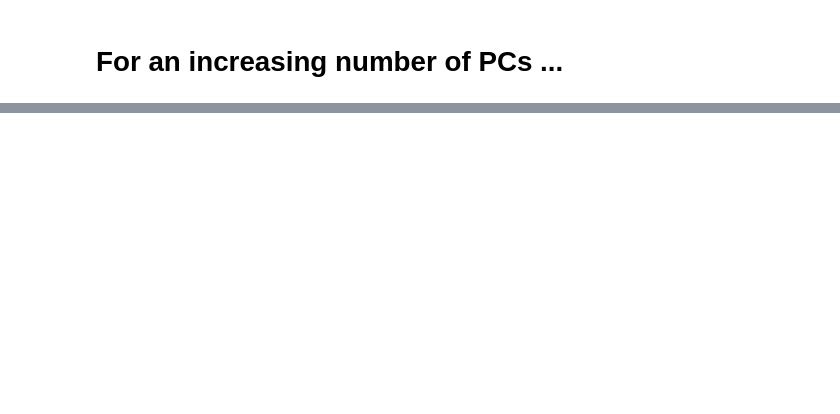
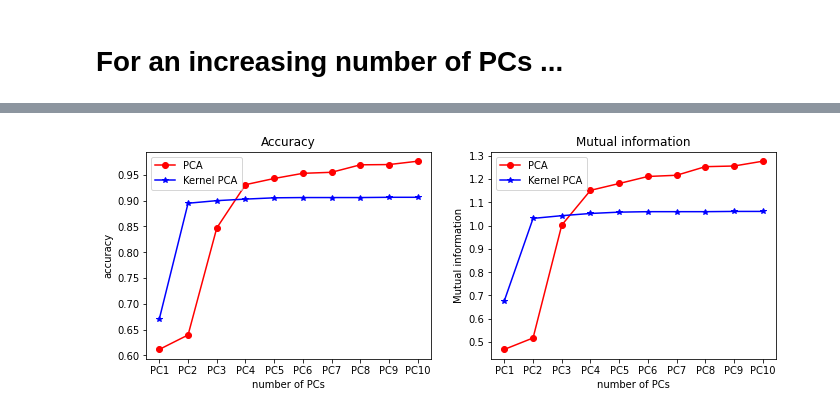
Before and after one commit to ansuini/dottorato_AI_area, a Jupyter notebook: Ex2/ex_2_KernelPCA_MLR.ipynb, the cells around one changed output, grey strips where cells are left out. Drawn from its saved outputs; the diff is of its cells as text; code cells hidden in the pictures; blank space fills up the shorter version.

```diff
--- a/Ex2/ex_2_KernelPCA_MLR.ipynb
+++ b/Ex2/ex_2_KernelPCA_MLR.ipynb
@@ -164,0 +189,5 @@ plt.show()
+# %%
+metrics_pca = pd.read_csv('metrics_PCA.csv')
+metrics_kpca = pd.read_csv('metrics_KernelPCA.csv')
+metrics = metrics_pca.merge(metrics_kpca, on='PCs')
+metrics
@@ -164,0 +206,16 @@ plt.show()
+# %%
+fig, ax = plt.subplots(1, 2, figsize=(10, 4))
+fig.tight_layout(pad=3)
+
+ax[0].plot(pcs, metrics.PCA_accuracy.values,  color='r', marker='o')
+ax[0].plot(pcs, metrics.KPCA_accuracy,    color='b', marker='*')
+ax[0].set(title='Accuracy', ylabel='accuracy', xlabel='number of PCs')
+ax[0].legend(['PCA', 'Kernel PCA'])
+
+ax[1].plot(pcs, metrics.PCA_mutual_info.values,  color='r', marker='o')
+ax[1].plot(pcs, metrics.KPCA_mutual_info,    color='b', marker='*')
+ax[1].set(title='Mutual information', ylabel='Mutual information', xlabel='number of PCs')
+ax[1].legend(['PCA', 'Kernel PCA'])
+plt.show()
+# %% [output]
+[figure, added]
```
Also changed, not shown: parts of 6 cells of this notebook, 3 other files.
